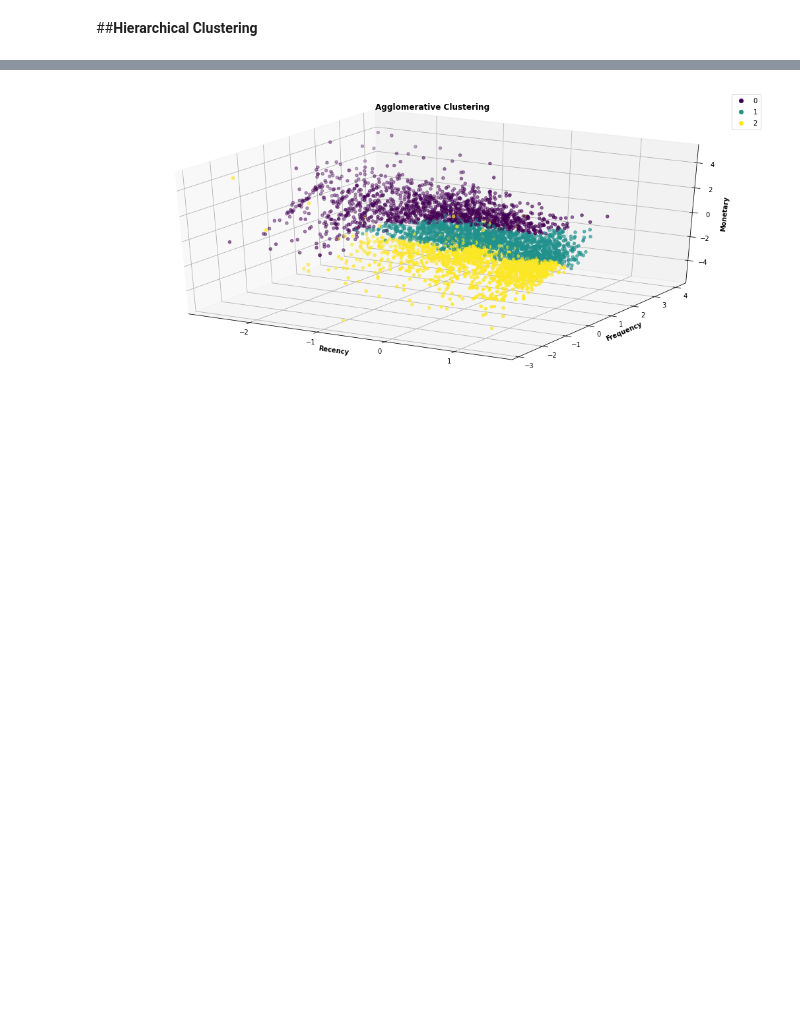
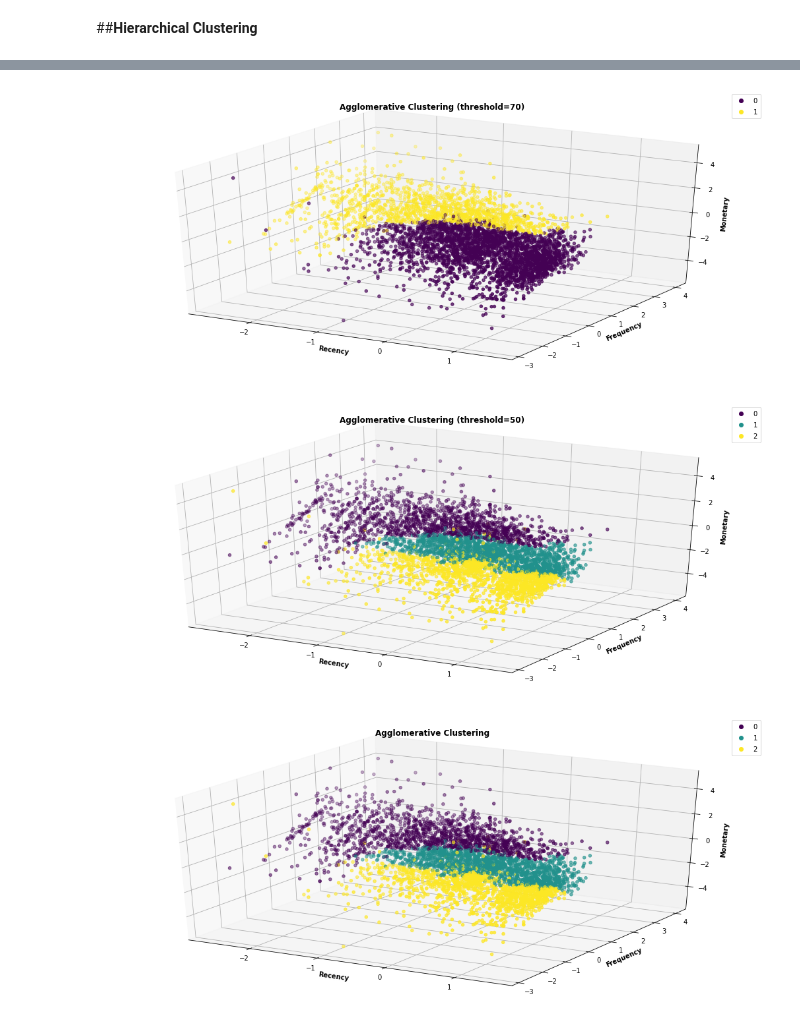
Before and after one commit to s-kp/CapstoneProject-MLUnsupervised, a Jupyter notebook: Online_Retail_Customer_Segmentation_Capstone_Project.ipynb, the cells around one changed output, grey strips where cells are left out. Drawn from its saved outputs; the diff is of its cells as text; code cells hidden in the pictures; blank space fills up the shorter version.

```diff
--- a/Online_Retail_Customer_Segmentation_Capstone_Project.ipynb
+++ b/Online_Retail_Customer_Segmentation_Capstone_Project.ipynb
@@ -460,3 +471,24 @@ Interpretation:
+# %%
+# Lets visualize the clusters with n_clusters = 2 and 3
+for threshold, k in {70:2, 50:3}.items():
+
+  # Fitting hierarchical clustering with number of clusters based on dendogram
+  ahc = AgglomerativeClustering(n_clusters=k, affinity='euclidean', linkage='ward')
+  y_ahc = ahc.fit_predict(X)
+
+  # Plotting Clusters for Visualization
+  fig = plt.figure(figsize = (18, 8))
+  ax = plt.axes(projection ="3d")
+  ax.set_xlabel('Recency', fontweight ='bold')
+  ax.set_ylabel('Frequency', fontweight ='bold')
+  ax.set_zlabel('Monetary', fontweight ='bold')
+  ax.set_title(f'Agglomerative Clustering (threshold={threshold})', fontweight ='bold')
+  ax = ax.scatter(X[:, 0], X[:, 1], X[:, 2] ,c=y_ahc)
+  plt.legend(*ax.legend_elements(), loc=1)
+  plt.show()
+# %% [output]
+[figure, added]
+[figure, added]
 # %%
 # Fitting hierarchical clustering with number of clusters based on dendogram
 ahc = AgglomerativeClustering(n_clusters=3, affinity='euclidean', linkage='ward')
```
Also changed, not shown: parts of 10 cells of this notebook.
